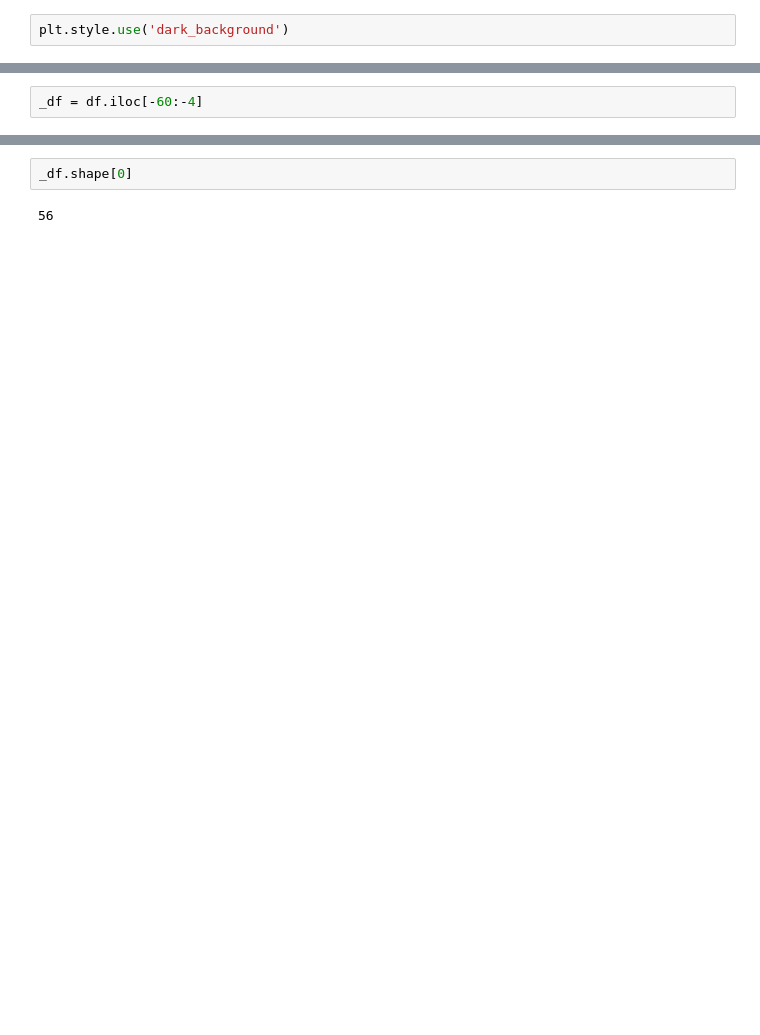
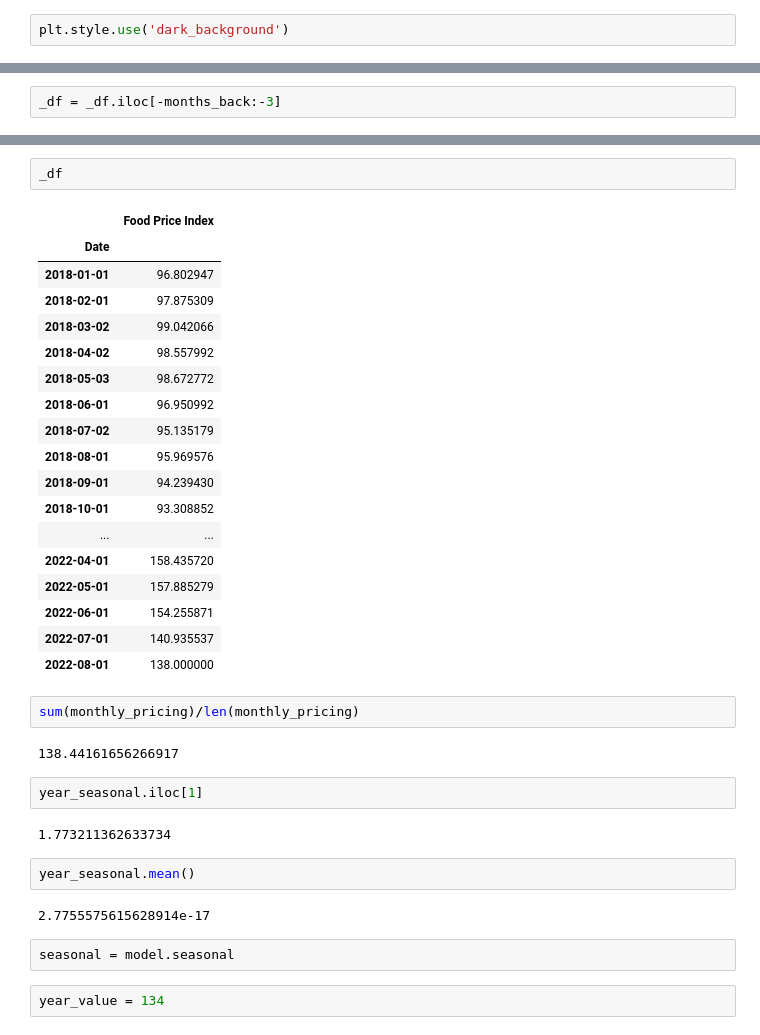
Before and after one commit to ali-meesam/Canpotex, a Jupyter notebook: Seasonality.ipynb, the cells around one changed output, grey strips where cells are left out. Saved outputs shown, nothing was run; the diff lists cells and outputs as text; blank space fills up the shorter version.

```diff
--- a/Seasonality.ipynb
+++ b/Seasonality.ipynb
@@ -12,2 +9,0 @@ df = pd.read_excel("DataFeeds/FoodPriceIndex_FAO.xlsx",index_col=0,parse_dates=T
-# %%
-_df = df.iloc[-60:-4]
@@ -14 +139,3 @@ _df = df.iloc[-60:-4]
+# %%
+_df = _df.iloc[-months_back:-3]
 # %%
@@ -40,4 +244,37 @@ Name: trend, dtype: float64
 # %%
-_df.shape[0]
+_df
 # %% [output]
-56
+|  | Food Price Index |
+| Date |  |
+| 2018-01-01 | 96.802947 |
+| 2018-02-01 | 97.875309 |
+| 2018-03-02 | 99.042066 |
+| 2018-04-02 | 98.557992 |
+| 2018-05-03 | 98.672772 |
+| 2018-06-01 | 96.950992 |
+| 2018-07-02 | 95.135179 |
+| 2018-08-01 | 95.969576 |
+| 2018-09-01 | 94.239430 |
+| 2018-10-01 | 93.308852 |
+| ... | ... |
+| 2022-04-01 | 158.435720 |
+| 2022-05-01 | 157.885279 |
+| 2022-06-01 | 154.255871 |
+| 2022-07-01 | 140.935537 |
+| 2022-08-01 | 138.000000 |
+# %%
+sum(monthly_pricing)/len(monthly_pricing)
+# %% [output]
+138.44161656266917
+# %%
+year_seasonal.iloc[1]
+# %% [output]
+1.773211362633734
+# %%
+year_seasonal.mean()
+# %% [output]
+2.7755575615628914e-17
+# %%
+seasonal = model.seasonal
+# %%
+year_value = 134
```
Also changed, not shown: parts of 54 cells of this notebook.
